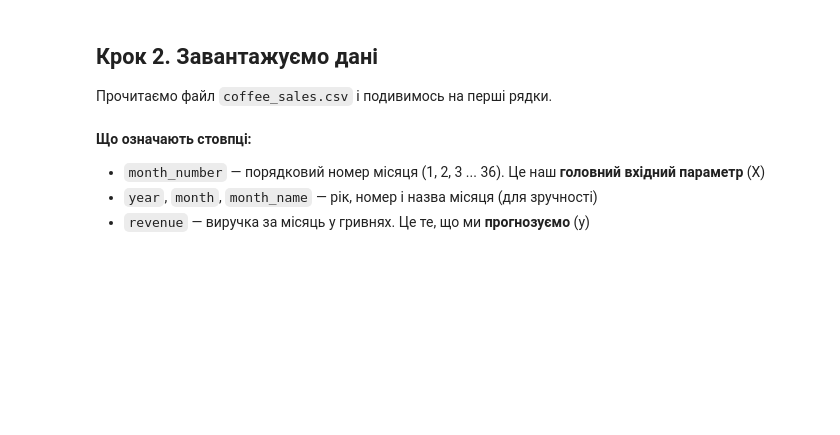
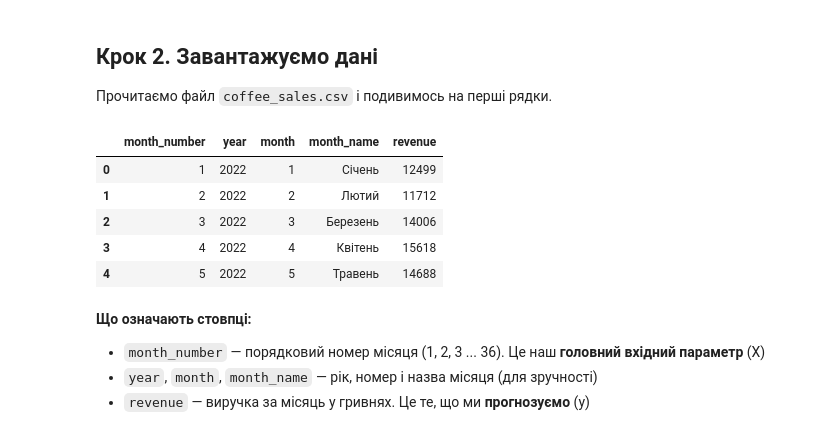
Before and after one commit to Yuliia-Safonova/coffee_sales_forecast, a Jupyter notebook: notebooks/coffee_forecast.ipynb, the cells around one changed output. Cells and saved outputs as stored; diff of their text form; code cells hidden in the pictures; blank space fills up the shorter version.

```diff
--- a/notebooks/coffee_forecast.ipynb
+++ b/notebooks/coffee_forecast.ipynb
@@ -30,12 +32,22 @@ print("Бібліотеки підключено! ✅")
+# %%
+FILE_IN = 'https://raw.githubusercontent.com/Yuliia-Safonova/coffee_sales_forecast/refs/heads/main/data/coffee_sales.csv'
 # %% [markdown]
 ## Крок 2. Завантажуємо дані
 
 Прочитаємо файл `coffee_sales.csv` і подивимось на перші рядки.
 # %%
-df = pd.read_csv("coffee_sales.csv")
+# df = pd.read_csv("coffee_sales.csv")
+df = pd.read_csv(FILE_IN)
 
 # Подивимось на перші 5 рядків
 df.head()
+# %% [output]
+|  | month_number | year | month | month_name | revenue |
+| 0 | 1 | 2022 | 1 | Січень | 12499 |
+| 1 | 2 | 2022 | 2 | Лютий | 11712 |
+| 2 | 3 | 2022 | 3 | Березень | 14006 |
+| 3 | 4 | 2022 | 4 | Квітень | 15618 |
+| 4 | 5 | 2022 | 5 | Травень | 14688 |
 # %% [markdown]
 **Що означають стовпці:**
 - `month_number` — порядковий номер місяця (1, 2, 3 ... 36). Це наш **головний вхідний параметр** (X)
```
Also changed, not shown: parts of 9 cells of this notebook.
